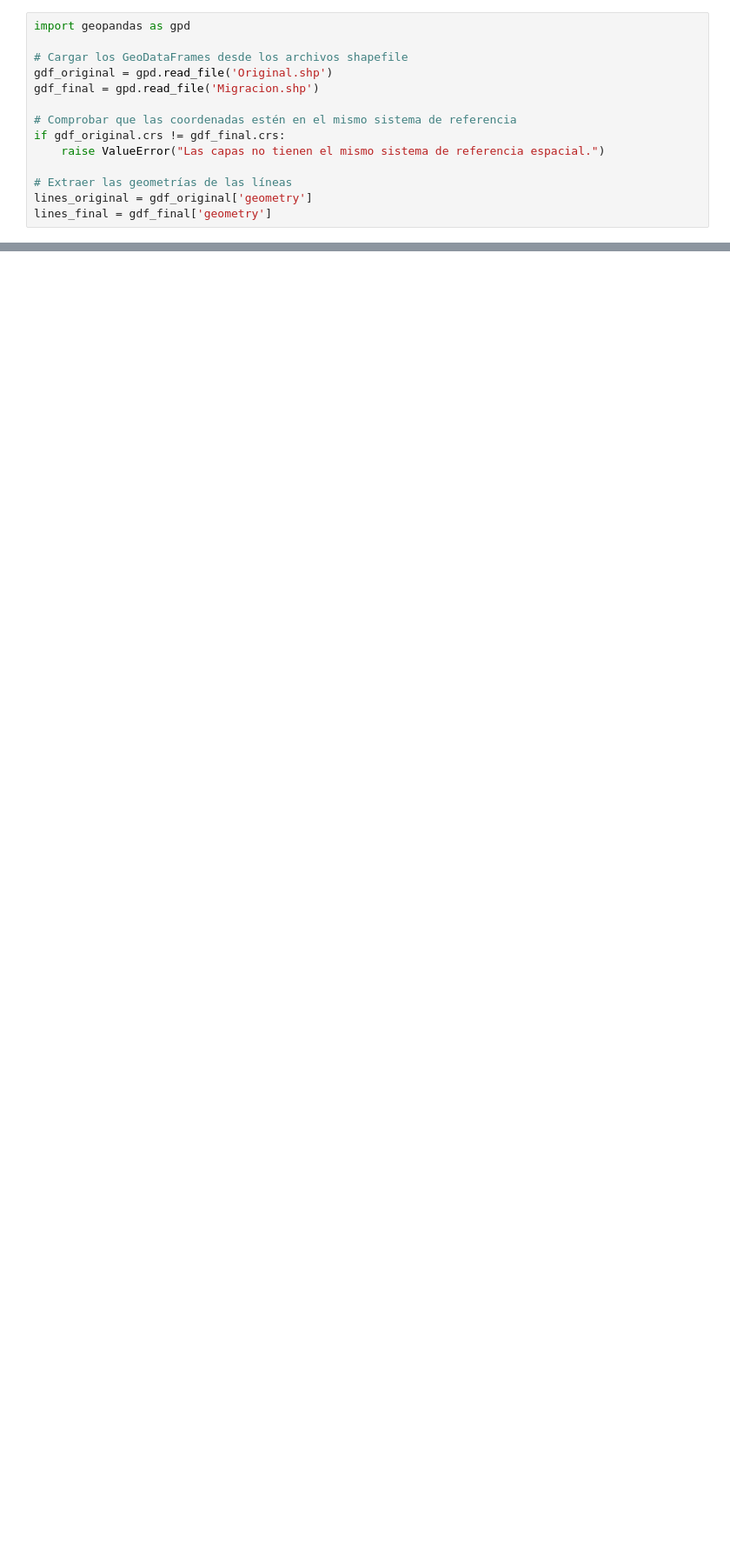
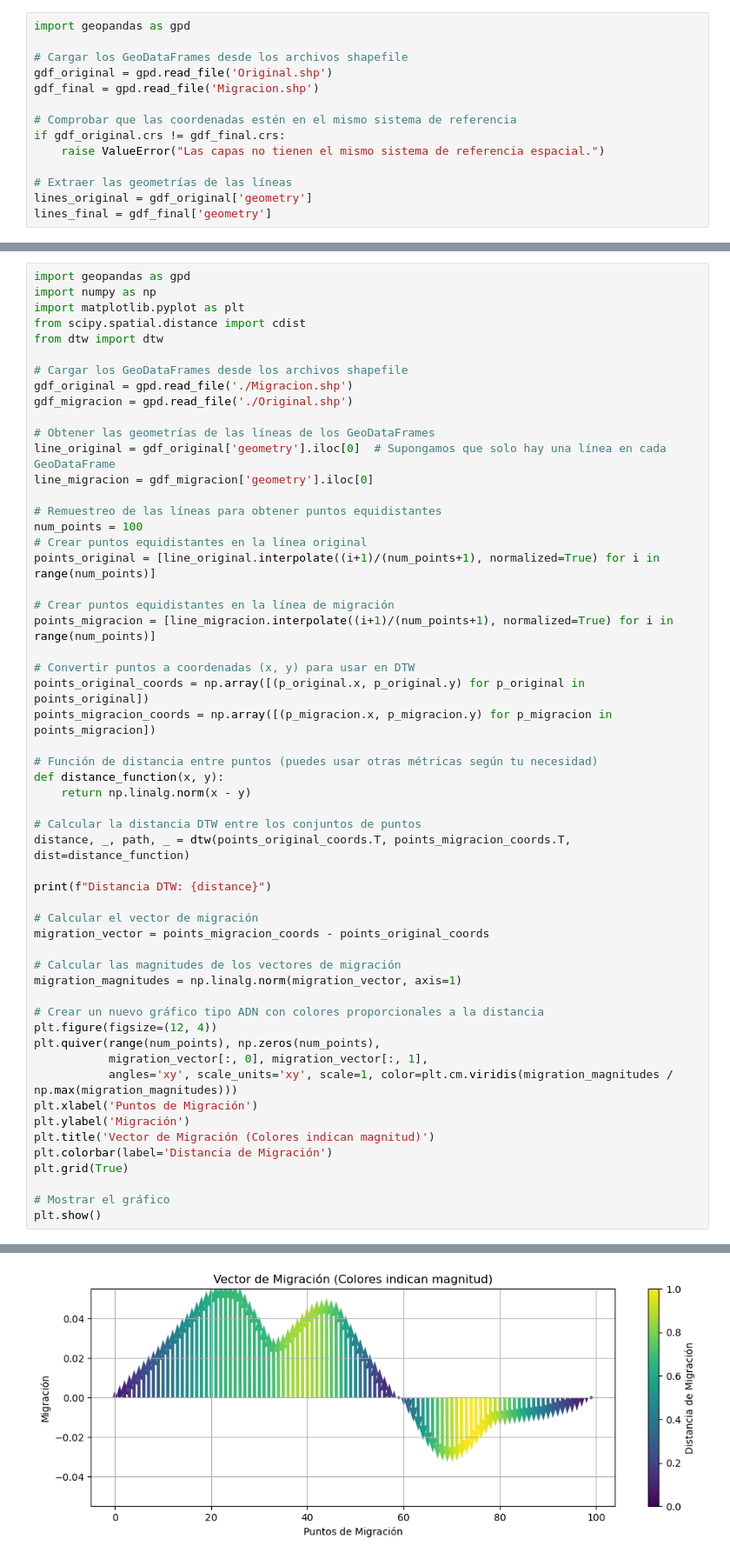
Before and after one commit to mapsm12/migracionRio, a Jupyter notebook: migracion.ipynb, the cells around one changed output, grey strips where cells are left out. Shown at 87% size. Saved outputs shown, nothing was run; the diff lists cells and outputs as text; blank space fills up the shorter version.

```diff
--- a/migracion.ipynb
+++ b/migracion.ipynb
@@ -457,0 +655,56 @@ plt.show()
+# %%
+import geopandas as gpd
+import numpy as np
+import matplotlib.pyplot as plt
+from scipy.spatial.distance import cdist
+from dtw import dtw
+
+# Cargar los GeoDataFrames desde los archivos shapefile
+gdf_original = gpd.read_file('./Migracion.shp')
+gdf_migracion = gpd.read_file('./Original.shp')
+
+# Obtener las geometrías de las líneas de los GeoDataFrames
+line_original = gdf_original['geometry'].iloc[0]  # Supongamos que solo hay una línea en cada GeoDataFrame
+line_migracion = gdf_migracion['geometry'].iloc[0]
+
+# Remuestreo de las líneas para obtener puntos equidistantes
+num_points = 100
+# Crear puntos equidistantes en la línea original
+points_original = [line_original.interpolate((i+1)/(num_points+1), normalized=True) for i in range(num_points)]
+
+# Crear puntos equidistantes en la línea de migración
+points_migracion = [line_migracion.interpolate((i+1)/(num_points+1), normalized=True) for i in range(num_points)]
+
+# Convertir puntos a coordenadas (x, y) para usar en DTW
+points_original_coords = np.array([(p_original.x, p_original.y) for p_original in points_original])
+points_migracion_coords = np.array([(p_migracion.x, p_migracion.y) for p_migracion in points_migracion])
+
+# Función de distancia entre puntos (puedes usar otras métricas según tu necesidad)
+def distance_function(x, y):
+    return np.linalg.norm(x - y)
+
+# Calcular la distancia DTW entre los conjuntos de puntos
+distance, _, path, _ = dtw(points_original_coords.T, points_migracion_coords.T, dist=distance_function)
+
+print(f"Distancia DTW: {distance}")
+
+# Calcular el vector de migración
+migration_vector = points_migracion_coords - points_original_coords
+
+# Calcular las magnitudes de los vectores de migración
+migration_magnitudes = np.linalg.norm(migration_vector, axis=1)
+
+# Crear un nuevo gráfico tipo ADN con colores proporcionales a la distancia
+plt.figure(figsize=(12, 4))
+plt.quiver(range(num_points), np.zeros(num_points),
+           migration_vector[:, 0], migration_vector[:, 1],
+           angles='xy', scale_units='xy', scale=1, color=plt.cm.viridis(migration_magnitudes / np.max(migration_magnitudes)))
+plt.xlabel('Puntos de Migración')
+plt.ylabel('Migración')
+plt.title('Vector de Migración (Colores indican magnitud)')
+plt.colorbar(label='Distancia de Migración')
+plt.grid(True)
+
+# Mostrar el gráfico
+plt.show()
+# %% [output]
@@ -457,0 +712 @@ plt.show()
+[figure, added]
```
Also changed, not shown: parts of 25 cells of this notebook, 10 other files.
